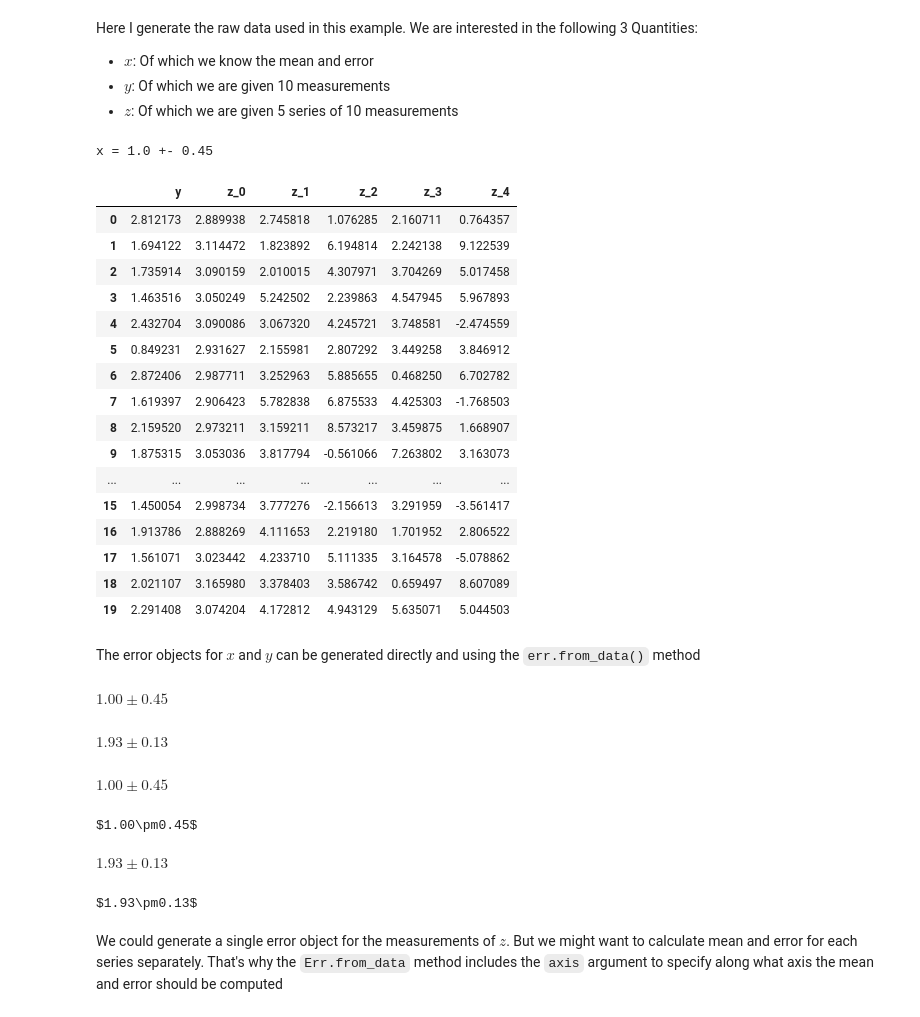
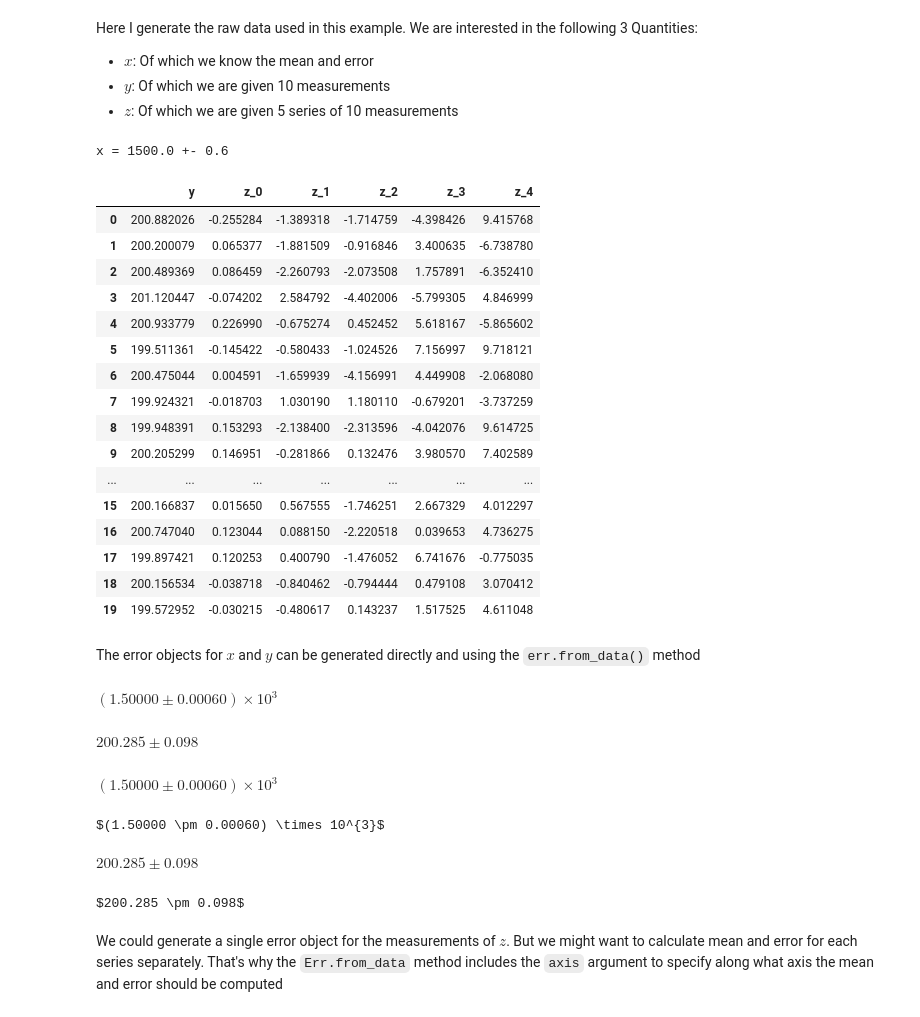
Before and after one commit to SecretGmG/PhysicsTool, a Jupyter notebook: examples.ipynb, the cells around one changed output. Saved outputs shown, nothing was run; the diff lists cells and outputs as text; code cells hidden in the pictures.

```diff
--- a/examples.ipynb
+++ b/examples.ipynb
@@ -13,45 +13,45 @@ We are interested in the following 3 Quantities:
  - $y$: Of which we are given 10 measurements
  - $z$: Of which we are given 5 series of 10 measurements
 # %%
-x_center = 1.0
-y_center = 2.0
-z_center = 3.0
+x_center = 1500.0
+y_center = 200.0
+z_center = 0.000015
 
 x_mean = x_center
-x_error = 0.45
+x_error = 0.6
 
 NR_MEASUREMENTS = 20
 NR_SERIES = 5
 
 y_data = np.random.standard_normal(NR_MEASUREMENTS) * 0.5 + y_center
 z_data = np.random.standard_normal((NR_SERIES, NR_MEASUREMENTS)) * np.linspace(0.1, 5, NR_SERIES)[:, None] + z_center
 
 raw_data_table = pd.DataFrame({
     'y' : y_data,
 } | {
     f'z_{i}' : col for i, col in enumerate(z_data)
 })
 print(f'x = {x_mean} +- {x_error}')
 display(raw_data_table)
 # %% [output]
-x = 1.0 +- 0.45
+x = 1500.0 +- 0.6
 |  | y | z_0 | z_1 | z_2 | z_3 | z_4 |
-| 0 | 2.812173 | 2.889938 | 2.745818 | 1.076285 | 2.160711 | 0.764357 |
-| 1 | 1.694122 | 3.114472 | 1.823892 | 6.194814 | 2.242138 | 9.122539 |
-| 2 | 1.735914 | 3.090159 | 2.010015 | 4.307971 | 3.704269 | 5.017458 |
-| 3 | 1.463516 | 3.050249 | 5.242502 | 2.239863 | 4.547945 | 5.967893 |
-| 4 | 2.432704 | 3.090086 | 3.067320 | 4.245721 | 3.748581 | -2.474559 |
-| 5 | 0.849231 | 2.931627 | 2.155981 | 2.807292 | 3.449258 | 3.846912 |
-| 6 | 2.872406 | 2.987711 | 3.252963 | 5.885655 | 0.468250 | 6.702782 |
-| 7 | 1.619397 | 2.906423 | 5.782838 | 6.875533 | 4.425303 | -1.768503 |
-| 8 | 2.159520 | 2.973211 | 3.159211 | 8.573217 | 3.459875 | 1.668907 |
-| 9 | 1.875315 | 3.053036 | 3.817794 | -0.561066 | 7.263802 | 3.163073 |
+| 0 | 200.882026 | -0.255284 | -1.389318 | -1.714759 | -4.398426 | 9.415768 |
+| 1 | 200.200079 | 0.065377 | -1.881509 | -0.916846 | 3.400635 | -6.738780 |
+| 2 | 200.489369 | 0.086459 | -2.260793 | -2.073508 | 1.757891 | -6.352410 |
+| 3 | 201.120447 | -0.074202 | 2.584792 | -4.402006 | -5.799305 | 4.846999 |
+| 4 | 200.933779 | 0.226990 | -0.675274 | 0.452452 | 5.618167 | -5.865602 |
+| 5 | 199.511361 | -0.145422 | -0.580433 | -1.024526 | 7.156997 | 9.718121 |
+| 6 | 200.475044 | 0.004591 | -1.659939 | -4.156991 | 4.449908 | -2.068080 |
+| 7 | 199.924321 | -0.018703 | 1.030190 | 1.180110 | -0.679201 | -3.737259 |
+| 8 | 199.948391 | 0.153293 | -2.138400 | -2.313596 | -4.042076 | 9.614725 |
+| 9 | 200.205299 | 0.146951 | -0.281866 | 0.132476 | 3.980570 | 7.402589 |
 | ... | ... | ... | ... | ... | ... | ... |
-| 15 | 1.450054 | 2.998734 | 3.777276 | -2.156613 | 3.291959 | -3.561417 |
-| 16 | 1.913786 | 2.888269 | 4.111653 | 2.219180 | 1.701952 | 2.806522 |
-| 17 | 1.561071 | 3.023442 | 4.233710 | 5.111335 | 3.164578 | -5.078862 |
-| 18 | 2.021107 | 3.165980 | 3.378403 | 3.586742 | 0.659497 | 8.607089 |
-| 19 | 2.291408 | 3.074204 | 4.172812 | 4.943129 | 5.635071 | 5.044503 |
+| 15 | 200.166837 | 0.015650 | 0.567555 | -1.746251 | 2.667329 | 4.012297 |
+| 16 | 200.747040 | 0.123044 | 0.088150 | -2.220518 | 0.039653 | 4.736275 |
+| 17 | 199.897421 | 0.120253 | 0.400790 | -1.476052 | 6.741676 | -0.775035 |
+| 18 | 200.156534 | -0.038718 | -0.840462 | -0.794444 | 0.479108 | 3.070412 |
+| 19 | 199.572952 | -0.030215 | -0.480617 | 0.143237 | 1.517525 | 4.611048 |
 # %% [markdown]
 The error objects for $x$ and $y$ can be generated directly and using the `err.from_data()` method
 # %%
@@ -62,12 +62,12 @@ display(y_val)
 pt.log(x_val)
 pt.log(y_val)
 # %% [output]
-$1.00\pm0.45$
+$(1.50000 \pm 0.00060) \times 10^{3}$
-$1.93\pm0.13$
+$200.285 \pm 0.098$
-$1.00\pm0.45$
+$(1.50000 \pm 0.00060) \times 10^{3}$
-$1.00\pm0.45$
+$(1.50000 \pm 0.00060) \times 10^{3}$
-$1.93\pm0.13$
+$200.285 \pm 0.098$
-$1.93\pm0.13$
+$200.285 \pm 0.098$
 # %% [markdown]
 We could generate a single error object for the measurements of $z$. But we might want to calculate mean and error for each series separately. That's why the  `Err.from_data` method includes the `axis` argument to specify along what axis the mean and error should be computed
 # %%
```
Also changed, not shown: parts of 11 cells of this notebook, 3 other files.
